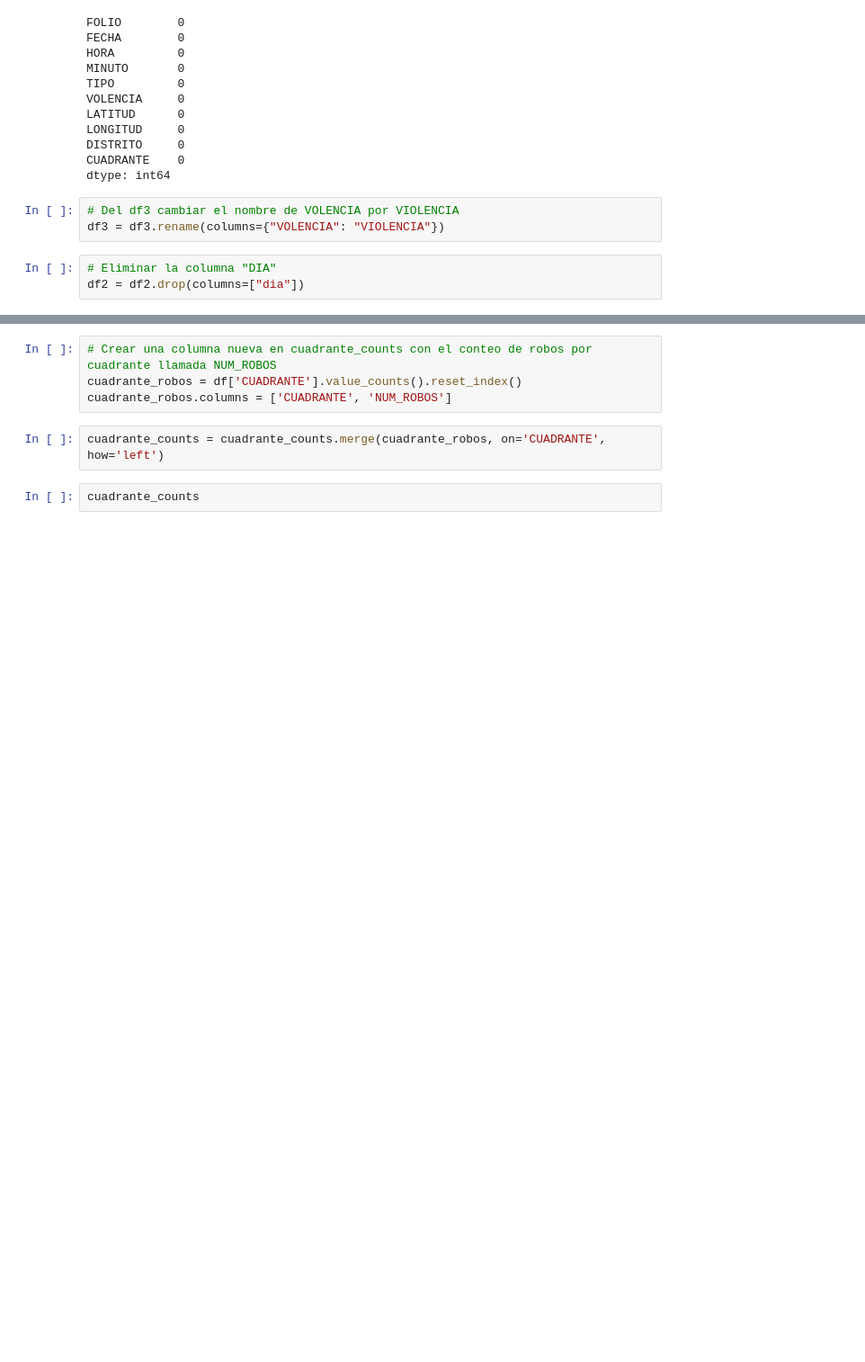
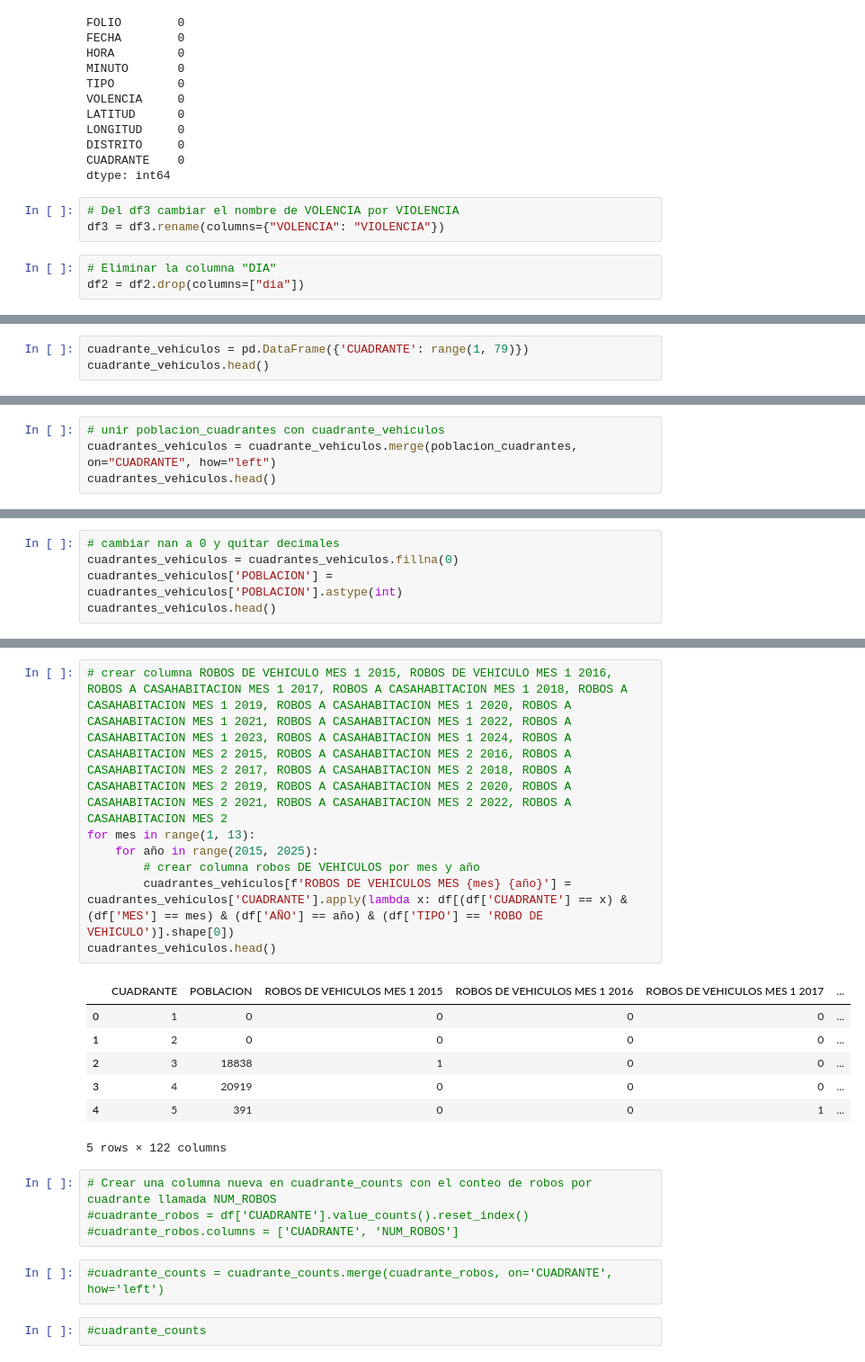
Before and after one commit to CLA-TI3001C-AD2025-G100/A01563230-EDA, a Jupyter notebook: FICOSEC.ipynb, the cells around one changed output, grey strips where cells are left out. Shown at 90% size. Drawn from its saved outputs; the diff is of its cells as text; blank space fills up the shorter version.

```diff
--- a/FICOSEC.ipynb
+++ b/FICOSEC.ipynb
@@ -67,0 +354,3 @@ cuadrante_counts.head()
+# %%
+cuadrante_vehiculos = pd.DataFrame({'CUADRANTE': range(1, 79)})
+cuadrante_vehiculos.head()
@@ -67,0 +364,4 @@ cuadrante_counts.head()
+# %%
+# unir poblacion_cuadrantes con cuadrante_vehiculos
+cuadrantes_vehiculos = cuadrante_vehiculos.merge(poblacion_cuadrantes, on="CUADRANTE", how="left")
+cuadrantes_vehiculos.head()
@@ -67,0 +375,5 @@ cuadrante_counts.head()
+# %%
+# cambiar nan a 0 y quitar decimales
+cuadrantes_vehiculos = cuadrantes_vehiculos.fillna(0)
+cuadrantes_vehiculos['POBLACION'] = cuadrantes_vehiculos['POBLACION'].astype(int)
+cuadrantes_vehiculos.head()
@@ -68,10 +387,25 @@ cuadrante_counts.head()
+# %%
+# crear columna ROBOS DE VEHICULO MES 1 2015, ROBOS DE VEHICULO MES 1 2016, ROBOS A CASAHABITACION MES 1 2017, ROBOS A CASAHABITACION MES 1 2018, ROBOS A CASAHABITACION MES 1 2019, ROBOS A CASAHABITACION MES 1 2020, ROBOS A CASAHABITACION MES 1 2021, ROBOS A CASAHABITACION MES 1 2022, ROBOS A CASAHABITACION MES 1 2023, ROBOS A CASAHABITACION MES 1 2024, ROBOS A CASAHABITACION MES 2 2015, ROBOS A CASAHABITACION MES 2 2016, ROBOS A CASAHABITACION MES 2 2017, ROBOS A CASAHABITACION MES 2 2018, ROBOS A CASAHABITACION MES 2 2019, ROBOS A CASAHABITACION MES 2 2020, ROBOS A CASAHABITACION MES 2 2021, ROBOS A CASAHABITACION MES 2 2022, ROBOS A CASAHABITACION MES 2
+for mes in range(1, 13):
+    for año in range(2015, 2025):
+        # crear columna robos DE VEHICULOS por mes y año
+        cuadrantes_vehiculos[f'ROBOS DE VEHICULOS MES {mes} {año}'] = cuadrantes_vehiculos['CUADRANTE'].apply(lambda x: df[(df['CUADRANTE'] == x) & (df['MES'] == mes) & (df['AÑO'] == año) & (df['TIPO'] == 'ROBO DE VEHICULO')].shape[0])
+cuadrantes_vehiculos.head()
+# %% [output]
+|  | CUADRANTE | POBLACION | ROBOS DE VEHICULOS MES 1 2015 | ROBOS DE VEHICULOS MES 1 2016 | ROBOS DE VEHICULOS MES 1 2017 | ... |
+| 0 | 1 | 0 | 0 | 0 | 0 | ... |
+| 1 | 2 | 0 | 0 | 0 | 0 | ... |
+| 2 | 3 | 18838 | 1 | 0 | 0 | ... |
+| 3 | 4 | 20919 | 0 | 0 | 0 | ... |
+| 4 | 5 | 391 | 0 | 0 | 1 | ... |
+5 rows × 122 columns
 # %%
 # Crear una columna nueva en cuadrante_counts con el conteo de robos por cuadrante llamada NUM_ROBOS
-cuadrante_robos = df['CUADRANTE'].value_counts().reset_index()
-cuadrante_robos.columns = ['CUADRANTE', 'NUM_ROBOS']
+#cuadrante_robos = df['CUADRANTE'].value_counts().reset_index()
+#cuadrante_robos.columns = ['CUADRANTE', 'NUM_ROBOS']
 # %%
-cuadrante_counts = cuadrante_counts.merge(cuadrante_robos, on='CUADRANTE', how='left')
+#cuadrante_counts = cuadrante_counts.merge(cuadrante_robos, on='CUADRANTE', how='left')
 # %%
-cuadrante_counts
+#cuadrante_counts
 # %%
 # Elimina el decimal de NUM_ROBOS
```
Also changed, not shown: parts of 76 cells of this notebook, 5 other files.
